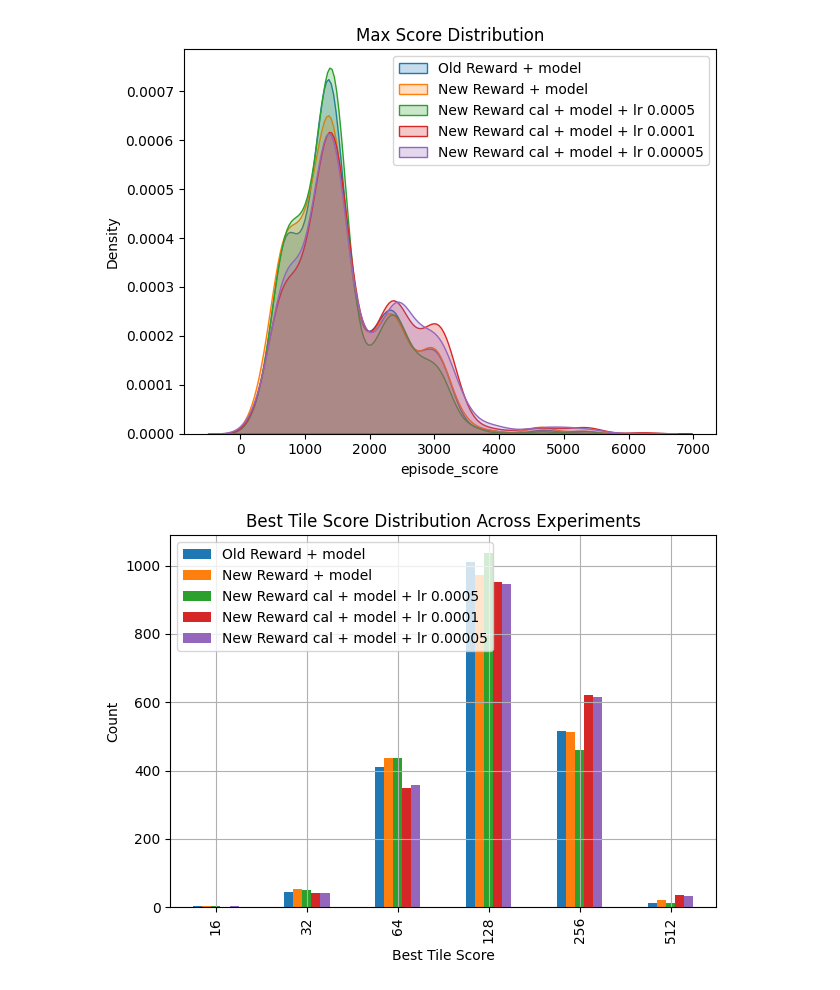
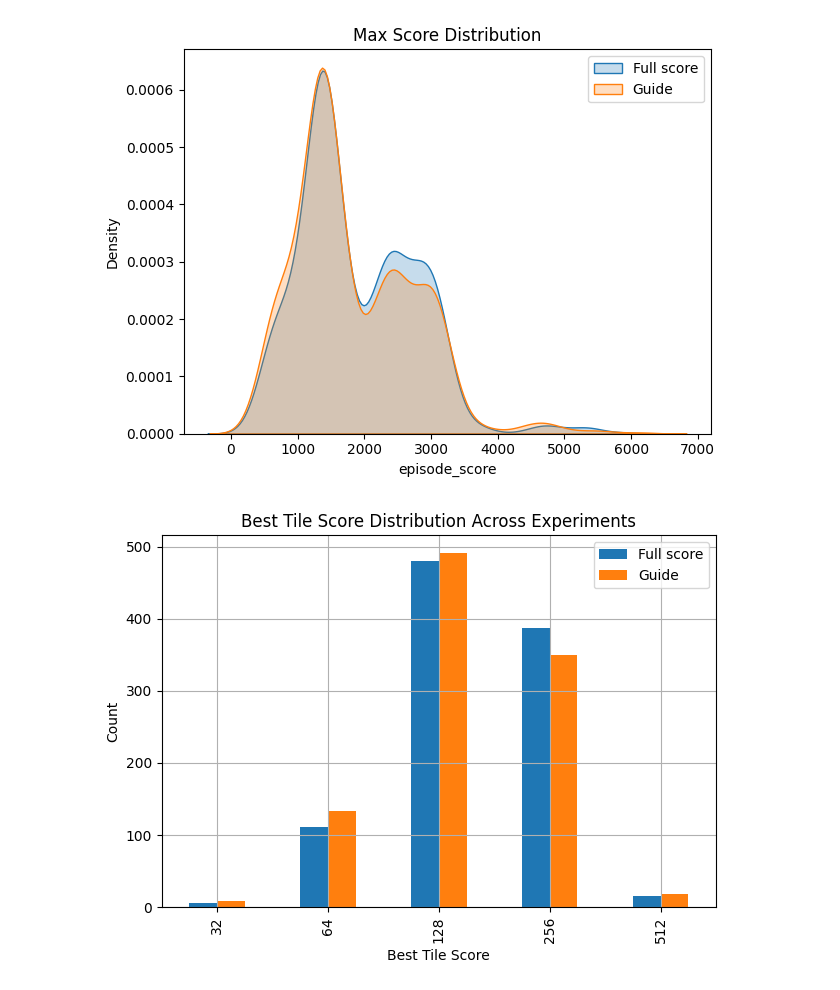
Before and after one commit to HBBEEP/DRL_FinalProject, a Jupyter notebook: plot.ipynb, the cells around one changed output. Saved outputs shown, nothing was run; the diff lists cells and outputs as text; code cells hidden in the pictures.

```diff
--- a/plot.ipynb
+++ b/plot.ipynb
@@ -3,19 +3,13 @@ import pandas as pd
 import matplotlib.pyplot as plt
 
 # Read CSV files
-df1 = pd.read_csv(r'output\DQN_policy_exp3_1024\train_log.csv')
-df2 = pd.read_csv(r'output\DQN_policy_exp4\train_log.csv')
-df3 = pd.read_csv(r'output\DQN_policy_exp1_new_reward\train_log.csv')
-df4 = pd.read_csv(r'output\DQN_policy_exp2_new_reward_lr0.0005\train_log.csv')
-df5 = pd.read_csv(r'output\DQN_policy_exp2_new_reward_lr0.00005\train_log.csv')
+df1 = pd.read_csv(r'output\DQN_policy_exp5\train_log.csv')
+df2 = pd.read_csv(r'output\DQN_policy_exp6\train_log.csv')
 
 window = 50
 # Plot all loss curves on the same figure
-# plt.plot(df1['episode_score'].rolling(window=window).mean(), label='Old Reward + model')
-plt.plot(df2['episode_score'].rolling(window=window).mean(), label='New Reward + model')
-plt.plot(df4['episode_score'].rolling(window=window).mean(), label='New Reward cal + model + lr 0.0005')
-plt.plot(df3['episode_score'].rolling(window=window).mean(), label='New Reward cal + model + lr 0.0001')
-plt.plot(df5['episode_score'].rolling(window=window).mean(), label='New Reward cal + model + lr 0.00005')
+plt.plot(df1['episode_score'].rolling(window=window).mean(), label='Full score')
+plt.plot(df2['episode_score'].rolling(window=window).mean(), label='Guide')
 
 
 plt.xlabel('Index')
@@ -50,11 +41,8 @@ plt.show()
 # Plot histogram
 import seaborn as sns
 
-sns.kdeplot(df1['episode_score'], label='Old Reward + model', fill=True)
-sns.kdeplot(df2['episode_score'], label='New Reward + model', fill=True)
-sns.kdeplot(df4['episode_score'], label='New Reward cal + model + lr 0.0005', fill=True)
-sns.kdeplot(df3['episode_score'], label='New Reward cal + model + lr 0.0001', fill=True)
-sns.kdeplot(df5['episode_score'], label='New Reward cal + model + lr 0.00005', fill=True)
+sns.kdeplot(df1['episode_score'], label='Full score', fill=True)
+sns.kdeplot(df2['episode_score'], label='Guide', fill=True)
 
 plt.xlabel('episode_score')
 plt.ylabel('Density')
@@ -63,34 +51,29 @@ plt.legend()
 plt.tight_layout()
 plt.show()
 # %% [output]
-[figure, old version]
+[figure, new version]
 # %%
 # Read CSVs
 
 # Get value counts
 counts1 = df1['best_tile_score'].value_counts().sort_index()
 counts2 = df2['best_tile_score'].value_counts().sort_index()
-counts3 = df3['best_tile_score'].value_counts().sort_index()
-counts4 = df4['best_tile_score'].value_counts().sort_index()
-counts5 = df5['best_tile_score'].value_counts().sort_index()
+
 
 # Combine into a DataFrame
-all_scores = sorted(set(counts1.index).union(counts2.index).union(counts3.index).union(counts4.index).union(counts5.index))
+all_scores = sorted(set(counts1.index).union(counts2.index))
 combined = pd.DataFrame({
-    'Old Reward + model': counts1.reindex(all_scores, fill_value=0),
-    'New Reward + model': counts2.reindex(all_scores, fill_value=0),
-    'New Reward cal + model + lr 0.0005': counts4.reindex(all_scores, fill_value=0),
-    'New Reward cal + model + lr 0.0001': counts3.reindex(all_scores, fill_value=0),
-    'New Reward cal + model + lr 0.00005': counts5.reindex(all_scores, fill_value=0),
+    'Full score': counts1.reindex(all_scores, fill_value=0),
+    'Guide': counts2.reindex(all_scores, fill_value=0),
 })
 
 # Plot grouped bar chart
 combined.plot(kind='bar')
 plt.xlabel('Best Tile Score')
 plt.ylabel('Count')
 plt.title('Best Tile Score Distribution Across Experiments')
 plt.grid(True)
 plt.tight_layout()
 plt.show()
 # %% [output]
-[figure, old version]
+[figure, new version]
```
Also changed, not shown: parts of 2 cells of this notebook, 1 other file.
